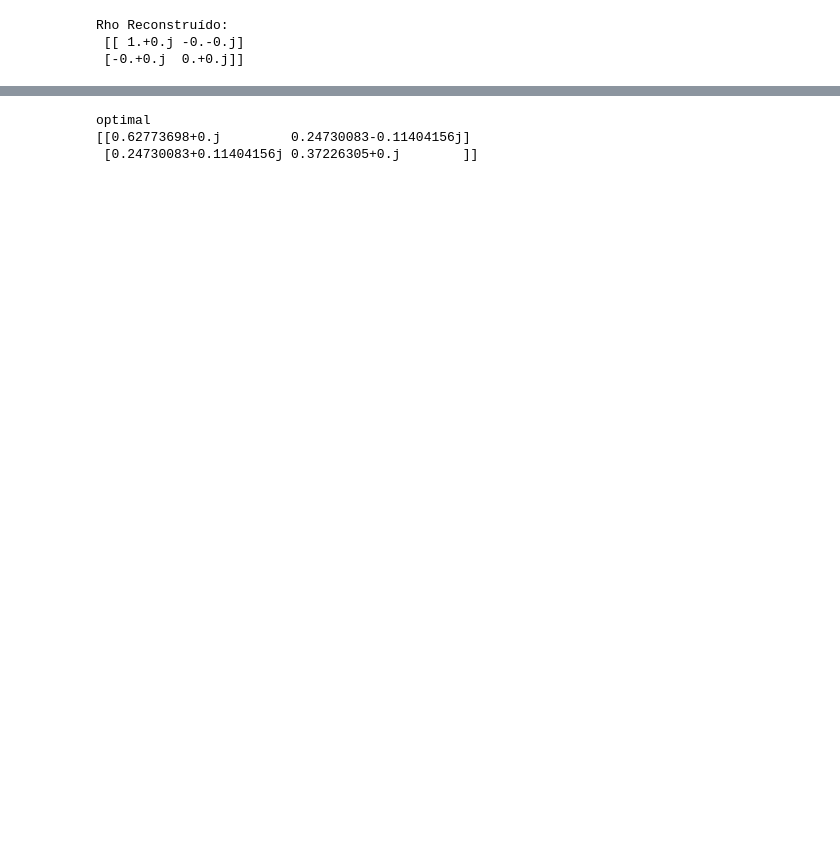
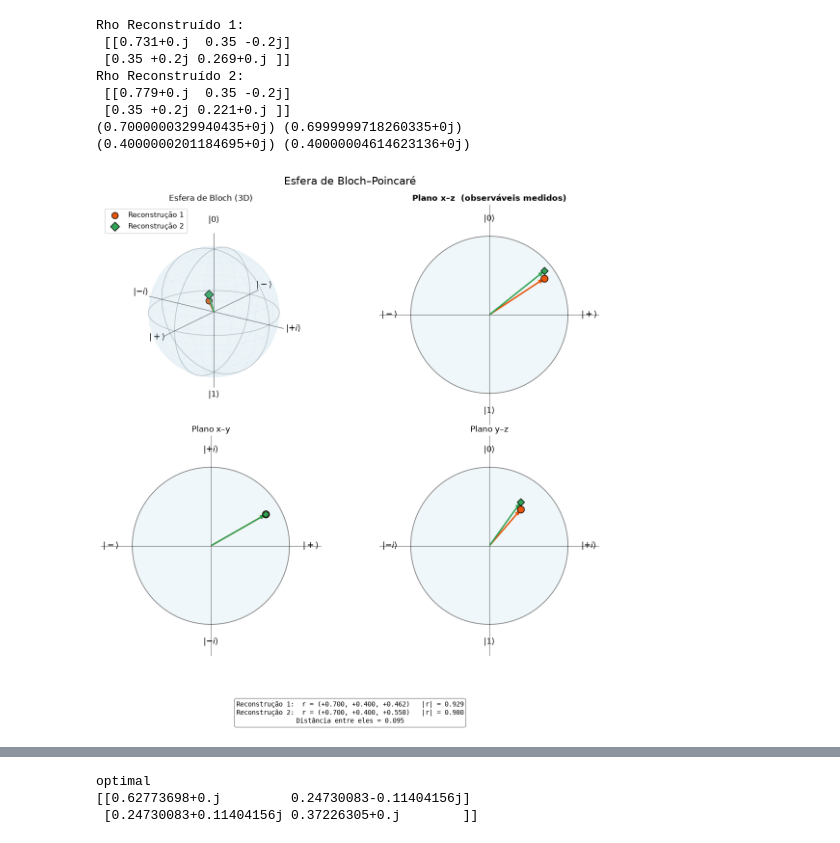
Before and after one commit to davivad013/Quantum-Tomography, a Jupyter notebook: qt.ipynb, the cells around one changed output, grey strips where cells are left out. Saved outputs shown, nothing was run; the diff lists cells and outputs as text; code cells hidden in the pictures; blank space fills up the shorter version.

Commit message:
imagens ilustrando o problema da não unicidade do estado

```diff
--- a/qt.ipynb
+++ b/qt.ipynb
@@ -83,37 +83,78 @@ def funcao_de_custo_geral(params, mediadores, dados_exp, n_qubits):
     previsoes = [np.real(np.trace(rho_candidato @ Q)) for Q in mediadores]
     return np.sum((np.array(previsoes) - dados_exp) ** 2)
 # %%
-# 1. Definindo as 3 Pauli para ter medição completa em 1 Qubit
+
+# Definindo as 3 Pauli para ter medição completa em 1 Qubit
 sigma_x = np.array([[0, 1], [1, 0]], dtype=complex)
 sigma_y = np.array([[0, -1j], [1j, 0]], dtype=complex)
 sigma_z = np.array([[1, 0], [0, -1]], dtype=complex)
 
-mediadores_Q = [sigma_x, sigma_y, sigma_z]
+mediadores_Q = [sigma_x,  sigma_y]
 
-# 2. Dados medidos para o estado |0>
+
 unk_state = QuantState([1, 0])
-q_medidos = [unk_state.measure(obs) for obs in mediadores_Q]
+q_medidos = [0.7,0.4]
+q_medidos2 = [0.7,0.4]
+n_qubits = 1
 
 # 3. Para 1 qubit -> n_qubits = 1 (precisa de 4 parametros)
-num_params = (2**1)**2 # 4 parametros
+num_params = (2**n_qubits)**2 # 4 parametros
 chute_inicial = np.random.randn(num_params)
+chute_inicial2 = np.random.randn(num_params)
 
-# 4. Atualizando a funcao de custo para usar o modelo geral
+# Funcao de custo para usar o modelo geral
 def funcao_de_custo_geral(params, mediadores, dados_exp, n_qubits):
     rho_candidato = parametros_para_rho_geral(params, n_qubits)
     previsoes = [np.real(np.trace(rho_candidato @ Q)) for Q in mediadores]
-    return np.sum((np.array(previsoes) - dados_exp) ** 2)
+    return (np.array(previsoes) - dados_exp)
 
-resultado = minimize(
+
+
+if sum(i**2 for i in q_medidos) > 1:
+    print("A soma das medidas é maior que 1, o estado reconstruído não é físico.")
+
+"""
+Vamos fazer exemplos para ilustrar possíveis situações:
+1 - Se não tivermos a quantidade de medições suficiente, o estado reconstruído
+não pode ser univocamente definido, e o algoritmo pode resultar em estados diferentes.
+"""
+
+resultado1 = least_squares(
     funcao_de_custo_geral,
     x0=chute_inicial,
-    args=(mediadores_Q, q_medidos, 1), # n_qubits = 1
-    method='Nelder-Mead'
+    args=(mediadores_Q, q_medidos, n_qubits), # n_qubits = 1
 )
 
-rho_reconstruido = parametros_para_rho_geral(resultado.x, n_qubits=1)
-print("Rho Reconstruído:\n", np.round(rho_reconstruido, 3))
+resultado2 = least_squares(
+    funcao_de_custo_geral,
+    x0=chute_inicial2,
+    args=(mediadores_Q, q_medidos2, n_qubits), # n_qubits = 1
+)
+
+rho_reconstruido1 = parametros_para_rho_geral(resultado1.x, n_qubits=n_qubits)
+rho_reconstruido2 = parametros_para_rho_geral(resultado2.x, n_qubits=n_qubits)
+
+print("Rho Reconstruído 1:\n", np.round(rho_reconstruido1, 3))
+print("Rho Reconstruído 2:\n", np.round(rho_reconstruido2, 3))
+
+print(np.trace(rho_reconstruido1 @ sigma_x), np.trace(rho_reconstruido2 @ sigma_x))
+print(np.trace(rho_reconstruido1 @ sigma_y), np.trace(rho_reconstruido2 @ sigma_y))
+
+from bloch_reconstrucao import plotar_bloch   # ou cole as funções no notebook
+
+plotar_bloch(
+    [rho_reconstruido1, rho_reconstruido2],
+    rotulos=["Reconstrução 1", "Reconstrução 2"],
+    medidos=("x", "z"),          # destaca o plano dos observáveis que você mediu
+    salvar="bloch_reconstrucoes.png",
+)
 # %% [output]
-Rho Reconstruído:
- [[ 1.+0.j -0.-0.j]
- [-0.+0.j  0.+0.j]]
+Rho Reconstruído 1:
+ [[0.731+0.j  0.35 -0.2j]
+ [0.35 +0.2j 0.269+0.j ]]
+Rho Reconstruído 2:
+ [[0.779+0.j  0.35 -0.2j]
+ [0.35 +0.2j 0.221+0.j ]]
+(0.7000000329940435+0j) (0.6999999718260335+0j)
+(0.4000000201184695+0j) (0.40000004614623136+0j)
+[figure, added]
```
Also changed, not shown: parts of 2 cells of this notebook, 2 other files.
